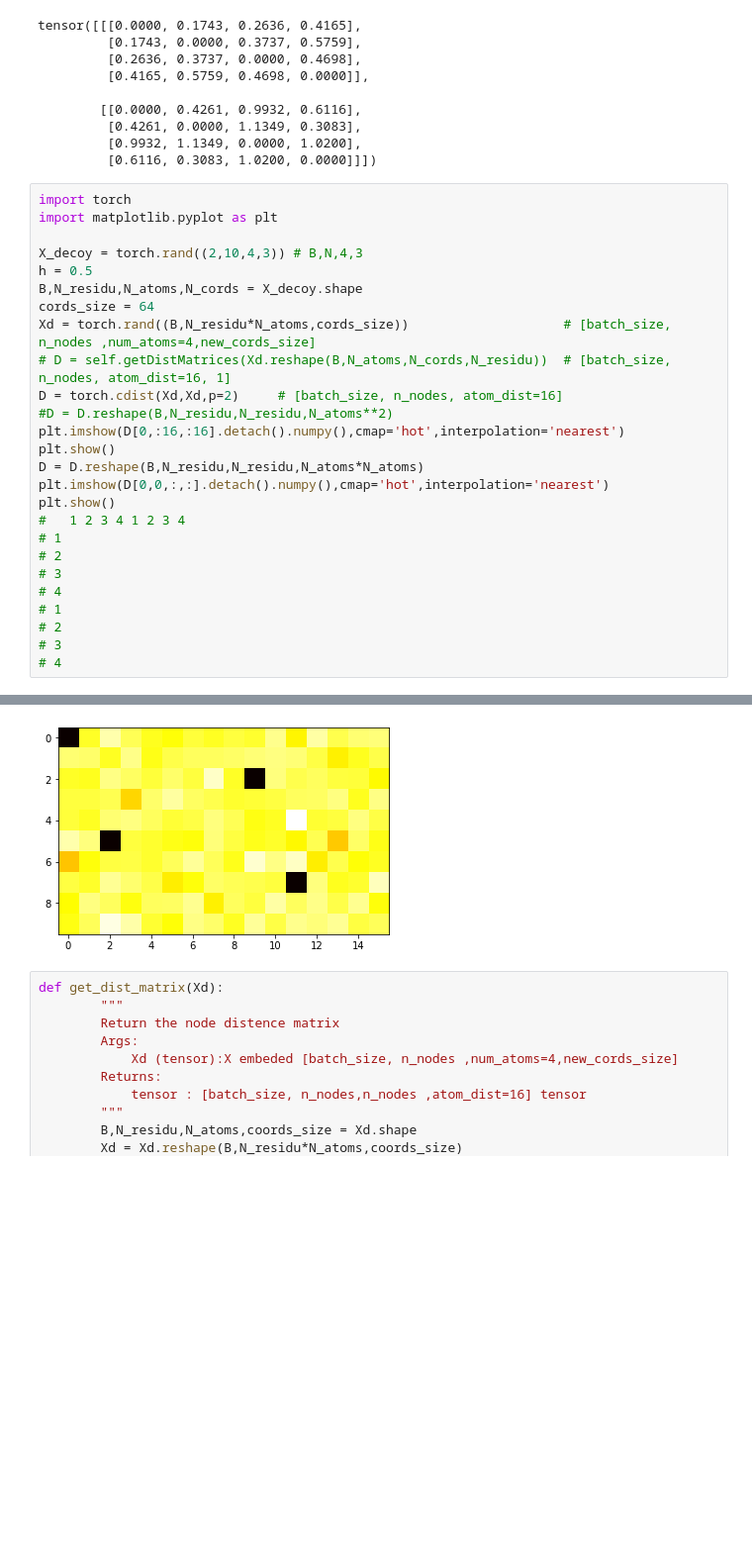
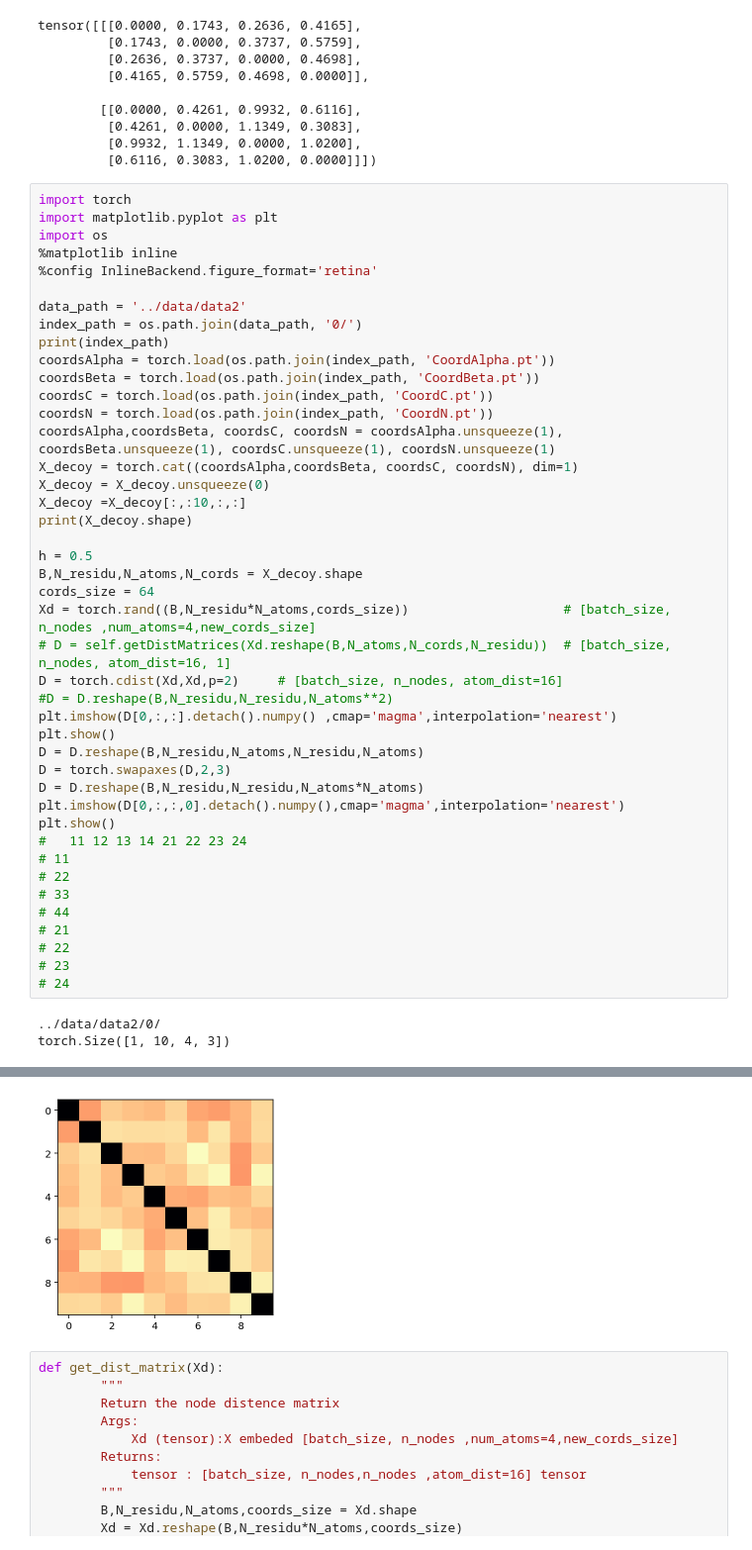
Before and after one commit to nissimbrami/DeepEF-Thesis, a Jupyter notebook: experiments/EDA.ipynb, the cells around one changed output, grey strips where cells are left out. Shown at 99% size. Drawn from its saved outputs; the diff is of its cells as text; blank space fills up the shorter version.

```diff
--- a/experiments/EDA.ipynb
+++ b/experiments/EDA.ipynb
@@ -525,8 +525,23 @@ tensor([[[0.0000, 0.1743, 0.2636, 0.4165],
 # %%
 import torch
 import matplotlib.pyplot as plt
+import os
+%matplotlib inline
+%config InlineBackend.figure_format='retina'
 
-X_decoy = torch.rand((2,10,4,3)) # B,N,4,3
+data_path = '../data/data2'
+index_path = os.path.join(data_path, '0/')
+print(index_path)
+coordsAlpha = torch.load(os.path.join(index_path, 'CoordAlpha.pt'))
+coordsBeta = torch.load(os.path.join(index_path, 'CoordBeta.pt'))
+coordsC = torch.load(os.path.join(index_path, 'CoordC.pt'))
+coordsN = torch.load(os.path.join(index_path, 'CoordN.pt'))
+coordsAlpha,coordsBeta, coordsC, coordsN = coordsAlpha.unsqueeze(1), coordsBeta.unsqueeze(1), coordsC.unsqueeze(1), coordsN.unsqueeze(1)
+X_decoy = torch.cat((coordsAlpha,coordsBeta, coordsC, coordsN), dim=1)
+X_decoy = X_decoy.unsqueeze(0)
+X_decoy =X_decoy[:,:10,:,:]
+print(X_decoy.shape)
+
 h = 0.5
 B,N_residu,N_atoms,N_cords = X_decoy.shape
 cords_size = 64
@@ -534,18 +549,22 @@ Xd = torch.rand((B,N_residu*N_atoms,cords_size))                    # [batch_siz
 # D = self.getDistMatrices(Xd.reshape(B,N_atoms,N_cords,N_residu))  # [batch_size, n_nodes, atom_dist=16, 1]
 D = torch.cdist(Xd,Xd,p=2)     # [batch_size, n_nodes, atom_dist=16]
 #D = D.reshape(B,N_residu,N_residu,N_atoms**2)
-plt.imshow(D[0,:16,:16].detach().numpy(),cmap='hot',interpolation='nearest')
+plt.imshow(D[0,:,:].detach().numpy() ,cmap='magma',interpolation='nearest')
 plt.show()
+D = D.reshape(B,N_residu,N_atoms,N_residu,N_atoms)
+D = torch.swapaxes(D,2,3)
 D = D.reshape(B,N_residu,N_residu,N_atoms*N_atoms)
-plt.imshow(D[0,0,:,:].detach().numpy(),cmap='hot',interpolation='nearest')
+plt.imshow(D[0,:,:,0].detach().numpy(),cmap='magma',interpolation='nearest')
 plt.show()
-#   1 2 3 4 1 2 3 4
-# 1
-# 2
-# 3
-# 4
-# 1
-# 2
-# 3
-# 4
+#   11 12 13 14 21 22 23 24
+# 11
+# 22
+# 33
+# 44
+# 21
+# 22
+# 23
+# 24
 # %% [output]
+../data/data2/0/
+torch.Size([1, 10, 4, 3])
@@ -553,4 +572,4 @@ plt.show()
-[figure, old version]
+[figure, new version]
 # %%
 def get_dist_matrix(Xd):
         """
```
Also changed, not shown: parts of 1 cell of this notebook, 2 other files.
